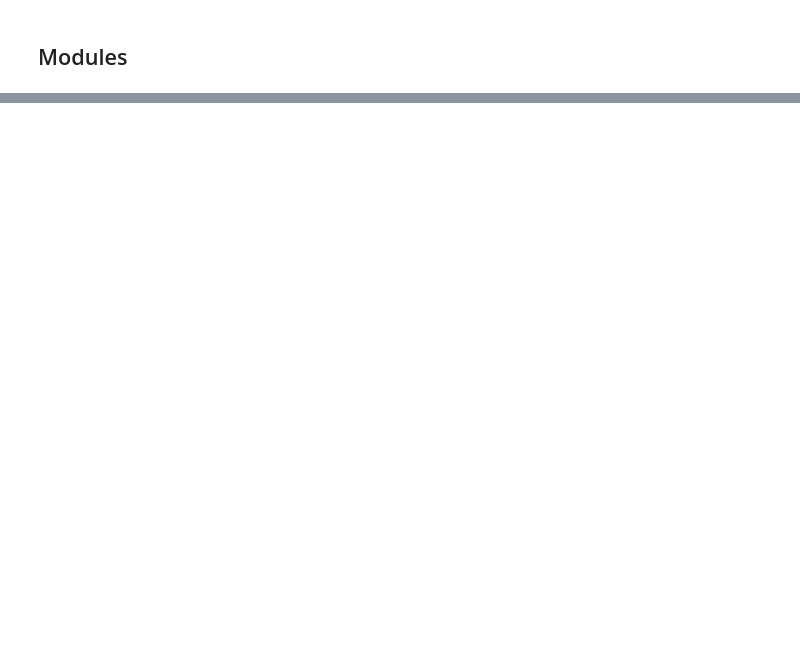
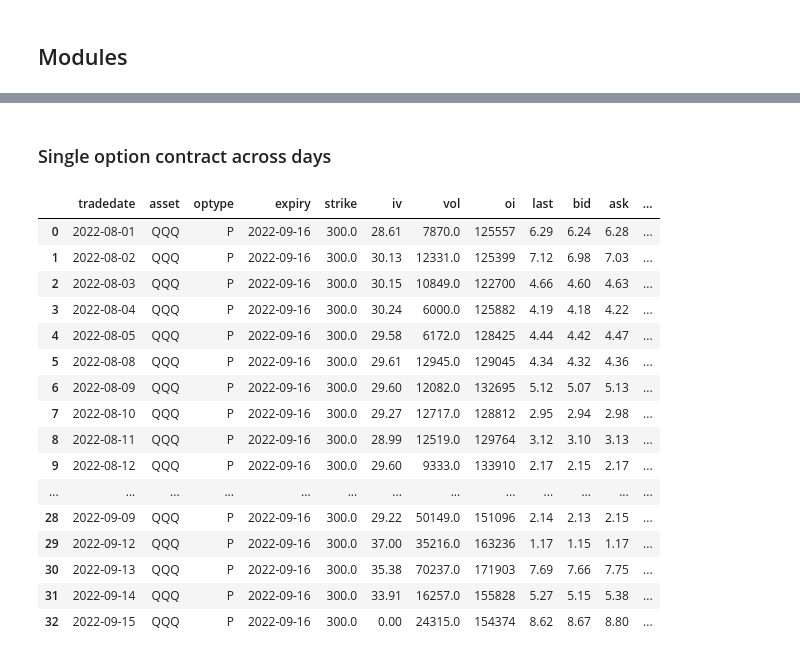
Before and after one commit to willbillionquant/bsoption, a Jupyter notebook: nyopchain-dbclass.ipynb, the cells around one changed output, grey strips where cells are left out. Drawn from its saved outputs; the diff is of its cells as text; code cells hidden in the pictures; blank space fills up the shorter version.

```diff
--- a/nyopchain-dbclass.ipynb
+++ b/nyopchain-dbclass.ipynb
@@ -56,0 +157,14 @@ class NYopchain():
+# %%
+inputdict1 = {'asset': 'NVDA',
+              'optype': ('P', 'P'), # Option type: ("C", "C") = CALL only, ("P", "P") = PUT only, ("C", "P") = CALL & PUT
+              'strike_lowerbound': 150,  # Lower bound for range of strike prices (inclusive)
+              'strike_upperbound': 180,  # Upper bound for range of strike prices (inclusive)
+              'startexpiry': '2022-08-27',  # query expiry startdate (inclusive)
+              'endexpiry': '2022-09-02',  # query expiry enddate (inclusive)
+              'starttd': '2022-08-25',  # query period startdate (inclusive)
+              'endtd': '2022-08-26'  # query period startdate (inclusive)
+             }
+
+orderfield1 = ['optype', 'strike', 'tradedate']
+dfop1 = Opchain.loadopdata(inputdict1, orderfield=orderfield1)
+dfop1
@@ -56,0 +189,33 @@ class NYopchain():
+# %% [markdown]
+### Single option contract across days
+# %%
+inputdict2 = {'asset': 'QQQ',
+              'optype': ('P', 'P'), # Option type: ("C", "C") = CALL only, ("P", "P") = PUT only, ("C", "P") = CALL & PUT
+              'strike_lowerbound': 300,  # Lower bound for range of strike prices (inclusive)
+              'strike_upperbound': 300,  # Upper bound for range of strike prices (inclusive)
+              'startexpiry': '2022-09-16',  # query expiry startdate (inclusive)
+              'endexpiry': '2022-09-16',  # query expiry enddate (inclusive)
+              'starttd': '2022-08-01',  # query period startdate (inclusive)
+              'endtd': '2022-09-16'  # query period startdate (inclusive)
+             }
+
+dfop2 = Opchain.loadopdata(inputdict2)
+dfop2
+# %% [output]
+|  | tradedate | asset | optype | expiry | strike | iv | vol | oi | last | bid | ask | ... |
+| 0 | 2022-08-01 | QQQ | P | 2022-09-16 | 300.0 | 28.61 | 7870.0 | 125557 | 6.29 | 6.24 | 6.28 | ... |
+| 1 | 2022-08-02 | QQQ | P | 2022-09-16 | 300.0 | 30.13 | 12331.0 | 125399 | 7.12 | 6.98 | 7.03 | ... |
+| 2 | 2022-08-03 | QQQ | P | 2022-09-16 | 300.0 | 30.15 | 10849.0 | 122700 | 4.66 | 4.60 | 4.63 | ... |
+| 3 | 2022-08-04 | QQQ | P | 2022-09-16 | 300.0 | 30.24 | 6000.0 | 125882 | 4.19 | 4.18 | 4.22 | ... |
+| 4 | 2022-08-05 | QQQ | P | 2022-09-16 | 300.0 | 29.58 | 6172.0 | 128425 | 4.44 | 4.42 | 4.47 | ... |
+| 5 | 2022-08-08 | QQQ | P | 2022-09-16 | 300.0 | 29.61 | 12945.0 | 129045 | 4.34 | 4.32 | 4.36 | ... |
+| 6 | 2022-08-09 | QQQ | P | 2022-09-16 | 300.0 | 29.60 | 12082.0 | 132695 | 5.12 | 5.07 | 5.13 | ... |
+| 7 | 2022-08-10 | QQQ | P | 2022-09-16 | 300.0 | 29.27 | 12717.0 | 128812 | 2.95 | 2.94 | 2.98 | ... |
+| 8 | 2022-08-11 | QQQ | P | 2022-09-16 | 300.0 | 28.99 | 12519.0 | 129764 | 3.12 | 3.10 | 3.13 | ... |
+| 9 | 2022-08-12 | QQQ | P | 2022-09-16 | 300.0 | 29.60 | 9333.0 | 133910 | 2.17 | 2.15 | 2.17 | ... |
+| ... | ... | ... | ... | ... | ... | ... | ... | ... | ... | ... | ... | ... |
+| 28 | 2022-09-09 | QQQ | P | 2022-09-16 | 300.0 | 29.22 | 50149.0 | 151096 | 2.14 | 2.13 | 2.15 | ... |
+| 29 | 2022-09-12 | QQQ | P | 2022-09-16 | 300.0 | 37.00 | 35216.0 | 163236 | 1.17 | 1.15 | 1.17 | ... |
+| 30 | 2022-09-13 | QQQ | P | 2022-09-16 | 300.0 | 35.38 | 70237.0 | 171903 | 7.69 | 7.66 | 7.75 | ... |
+| 31 | 2022-09-14 | QQQ | P | 2022-09-16 | 300.0 | 33.91 | 16257.0 | 155828 | 5.27 | 5.15 | 5.38 | ... |
+| 32 | 2022-09-15 | QQQ | P | 2022-09-16 | 300.0 | 0.00 | 24315.0 | 154374 | 8.62 | 8.67 | 8.80 | ... |
```
Also changed, not shown: parts of 12 cells of this notebook.
